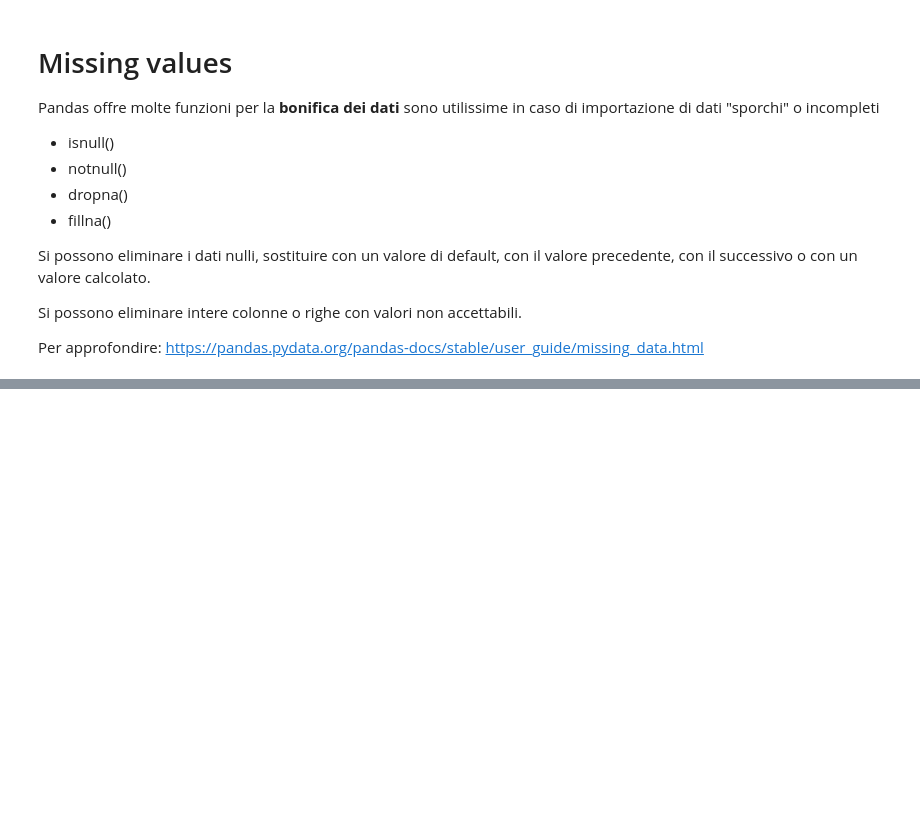
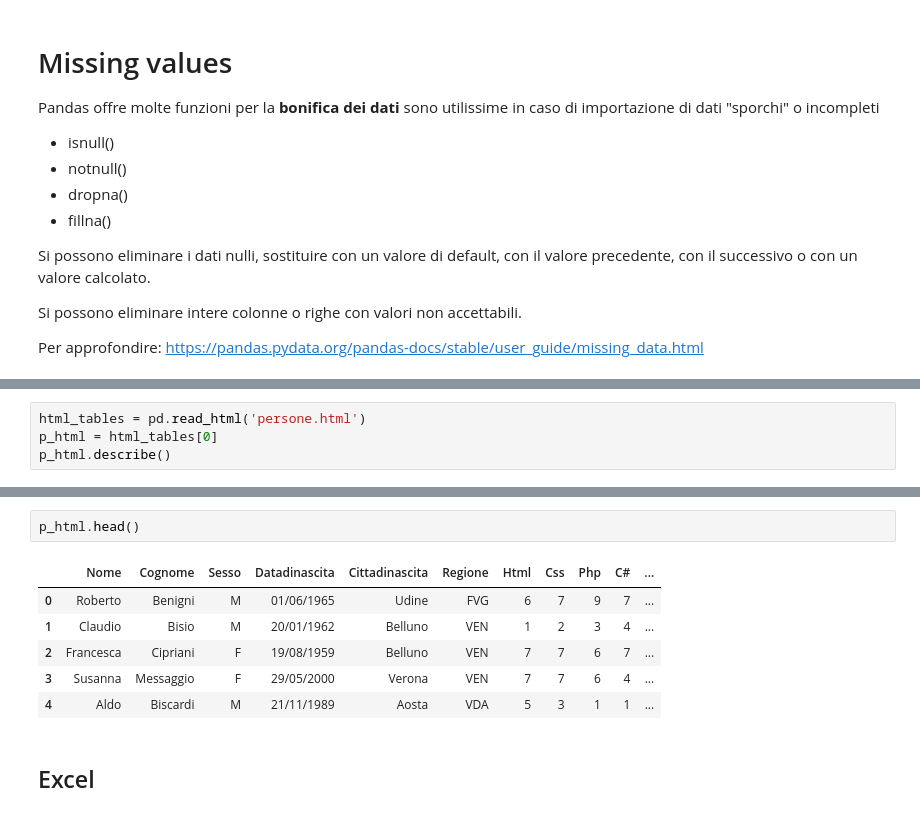
Before and after one commit to lezioni/BigData, a Jupyter notebook: Pandas/Pandas_intro_r2.ipynb, the cells around one changed output, grey strips where cells are left out. Drawn from its saved outputs; the diff is of its cells as text; blank space fills up the shorter version.

```diff
--- a/Pandas/Pandas_intro_r2.ipynb
+++ b/Pandas/Pandas_intro_r2.ipynb
@@ -316,0 +431,4 @@ plt.show()
+# %%
+html_tables = pd.read_html('persone.html')
+p_html = html_tables[0]
+p_html.describe()
@@ -316,0 +467,11 @@ plt.show()
+# %%
+p_html.head()
+# %% [output]
+|  | Nome | Cognome | Sesso | Datadinascita | Cittadinascita | Regione | Html | Css | Php | C# | ... |
+| 0 | Roberto | Benigni | M | 01/06/1965 | Udine | FVG | 6 | 7 | 9 | 7 | ... |
+| 1 | Claudio | Bisio | M | 20/01/1962 | Belluno | VEN | 1 | 2 | 3 | 4 | ... |
+| 2 | Francesca | Cipriani | F | 19/08/1959 | Belluno | VEN | 7 | 7 | 6 | 7 | ... |
+| 3 | Susanna | Messaggio | F | 29/05/2000 | Verona | VEN | 7 | 7 | 6 | 4 | ... |
+| 4 | Aldo | Biscardi | M | 21/11/1989 | Aosta | VDA | 5 | 3 | 1 | 1 | ... |
+# %% [markdown]
+## Excel
```
Also changed, not shown: parts of 27 cells of this notebook, 4 other files.
